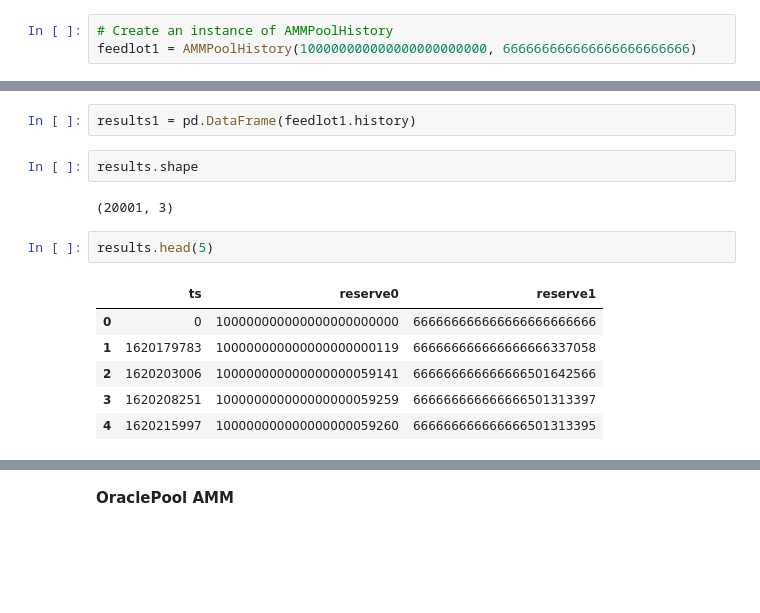
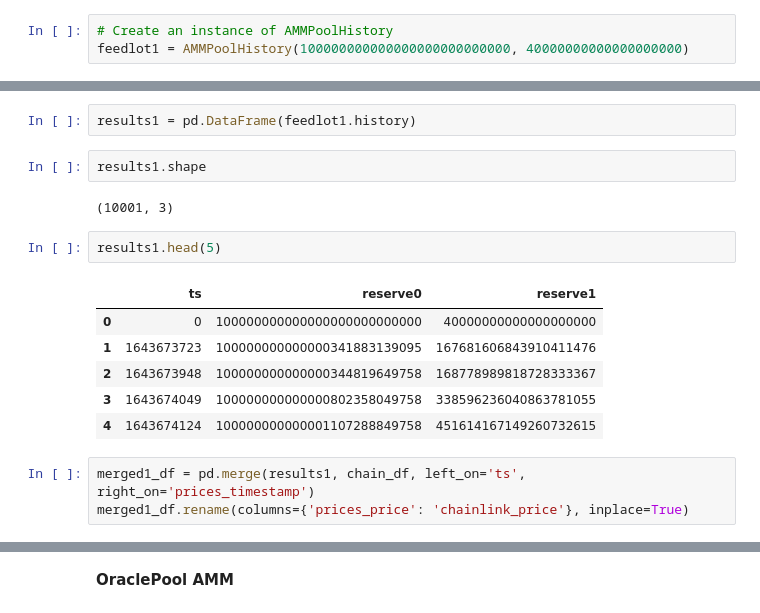
Before and after one commit to mohammed7s/Feedlot, a Jupyter notebook: forum_surplus_study/sim/simulation_basic.ipynb, the cells around one changed output, grey strips where cells are left out. Saved outputs shown, nothing was run; the diff lists cells and outputs as text; blank space fills up the shorter version.

```diff
--- a/forum_surplus_study/sim/simulation_basic.ipynb
+++ b/forum_surplus_study/sim/simulation_basic.ipynb
@@ -72,7 +183,7 @@ uni_swaps_df.head(5)
 **1.Simple AMM. SWAP ALL**
 # %%
 # Create an instance of AMMPoolHistory
-feedlot1 = AMMPoolHistory(100000000000000000000000, 666666666666666666666666)
+feedlot1 = AMMPoolHistory(100000000000000000000000000, 40000000000000000000)
 # %%
 # Iterate through the rows of the dataframe
 for index, row in uni_swaps_df.iterrows():
@@ -117,15 +228,18 @@ amt1 5
 # %%
 results1 = pd.DataFrame(feedlot1.history)
 # %%
-results.shape
+results1.shape
 # %% [output]
-(20001, 3)
+(10001, 3)
 # %%
-results.head(5)
+results1.head(5)
 # %% [output]
 |  | ts | reserve0 | reserve1 |
-| 0 | 0 | 100000000000000000000000 | 666666666666666666666666 |
-| 1 | 1620179783 | 100000000000000000000119 | 666666666666666666337058 |
-| 2 | 1620203006 | 100000000000000000059141 | 666666666666666501642566 |
-| 3 | 1620208251 | 100000000000000000059259 | 666666666666666501313397 |
-| 4 | 1620215997 | 100000000000000000059260 | 666666666666666501313395 |
+| 0 | 0 | 100000000000000000000000000 | 40000000000000000000 |
+| 1 | 1643673723 | 100000000000000341883139095 | 167681606843910411476 |
+| 2 | 1643673948 | 100000000000000344819649758 | 168778989818728333367 |
+| 3 | 1643674049 | 100000000000000802358049758 | 338596236040863781055 |
+| 4 | 1643674124 | 100000000000001107288849758 | 451614167149260732615 |
+# %%
+merged1_df = pd.merge(results1, chain_df, left_on='ts', right_on='prices_timestamp')
+merged1_df.rename(columns={'prices_price': 'chainlink_price'}, inplace=True)
```
Also changed, not shown: parts of 57 cells of this notebook.
